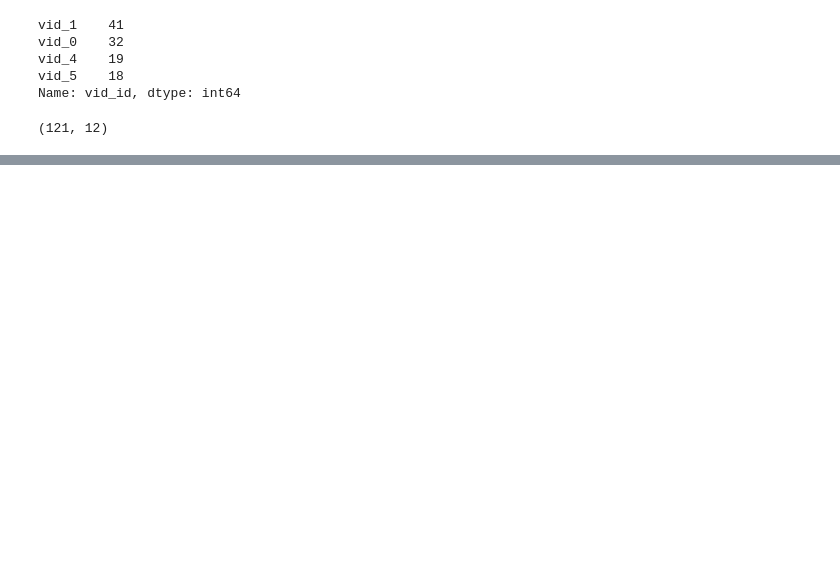
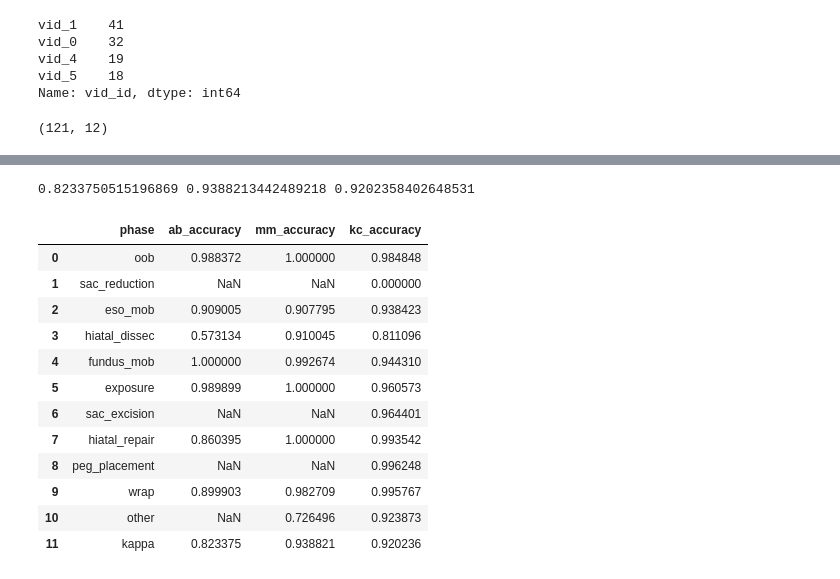
Before and after one commit to kchen315/hhr, a Jupyter notebook: source/compare_labels.ipynb, the cells around one changed output, grey strips where cells are left out. Drawn from its saved outputs; the diff is of its cells as text; code cells hidden in the pictures; blank space fills up the shorter version.

```diff
--- a/source/compare_labels.ipynb
+++ b/source/compare_labels.ipynb
@@ -43,0 +219,12 @@ for vid_id in labels_gold['vid_id'].unique():
+# %%
+res_df = pd.DataFrame(columns=['phase', 'ab_accuracy', 'mm_accuracy', 'kc_accuracy'])
+# %%
+for phase in frames_merge['phase_gold'].unique():
+    phase_df = ab_frames[ab_frames['phase_gold'] == phase]
+    ab_accuracy = accuracy_score(phase_df['phase_gold'], phase_df['phase'])
+    phase_df = mm_frames[mm_frames['phase_gold'] == phase]
+    mm_accuracy = accuracy_score(phase_df['phase_gold'], phase_df['phase'])
+    phase_df = kc_frames[kc_frames['phase_gold'] == phase]
+    kc_accuracy = accuracy_score(phase_df['phase_gold'], phase_df['phase'])
+
+    res_df = res_df.append({'phase': phase, 'ab_accuracy': ab_accuracy, 'mm_accuracy': mm_accuracy, 'kc_accuracy': kc_accuracy}, ignore_index=True)
@@ -43,0 +246,24 @@ for vid_id in labels_gold['vid_id'].unique():
+# %%
+ab_kappa = cohen_kappa_score(ab_frames['phase_gold'], ab_frames['phase'])
+mm_kappa = cohen_kappa_score(mm_frames['phase_gold'], mm_frames['phase'])
+kc_kappa = cohen_kappa_score(kc_frames['phase_gold'], kc_frames['phase'])
+print(ab_kappa, mm_kappa, kc_kappa)
+# %% [output]
+0.8233750515196869 0.9388213442489218 0.9202358402648531
+# %%
+res_df = res_df.append({'phase': 'kappa', 'ab_accuracy': ab_kappa, 'mm_accuracy': mm_kappa, 'kc_accuracy': kc_kappa}, ignore_index=True)
+res_df
+# %% [output]
+|  | phase | ab_accuracy | mm_accuracy | kc_accuracy |
+| 0 | oob | 0.988372 | 1.000000 | 0.984848 |
+| 1 | sac_reduction | NaN | NaN | 0.000000 |
+| 2 | eso_mob | 0.909005 | 0.907795 | 0.938423 |
+| 3 | hiatal_dissec | 0.573134 | 0.910045 | 0.811096 |
+| 4 | fundus_mob | 1.000000 | 0.992674 | 0.944310 |
+| 5 | exposure | 0.989899 | 1.000000 | 0.960573 |
+| 6 | sac_excision | NaN | NaN | 0.964401 |
+| 7 | hiatal_repair | 0.860395 | 1.000000 | 0.993542 |
+| 8 | peg_placement | NaN | NaN | 0.996248 |
+| 9 | wrap | 0.899903 | 0.982709 | 0.995767 |
+| 10 | other | NaN | 0.726496 | 0.923873 |
+| 11 | kappa | 0.823375 | 0.938821 | 0.920236 |
```
Also changed, not shown: parts of 28 cells of this notebook, 4 other files.
